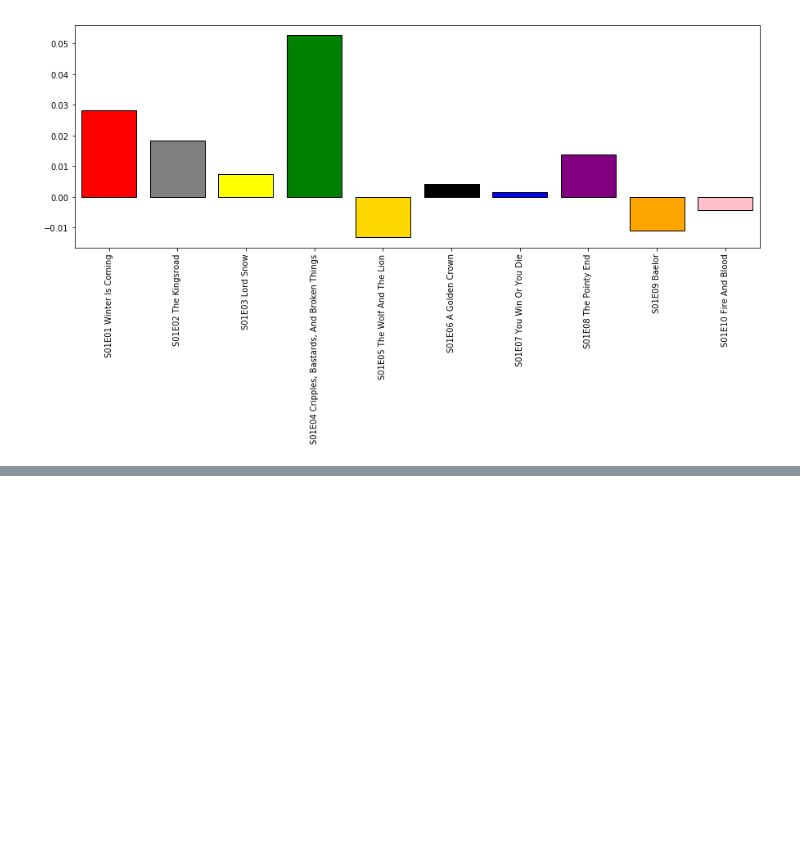
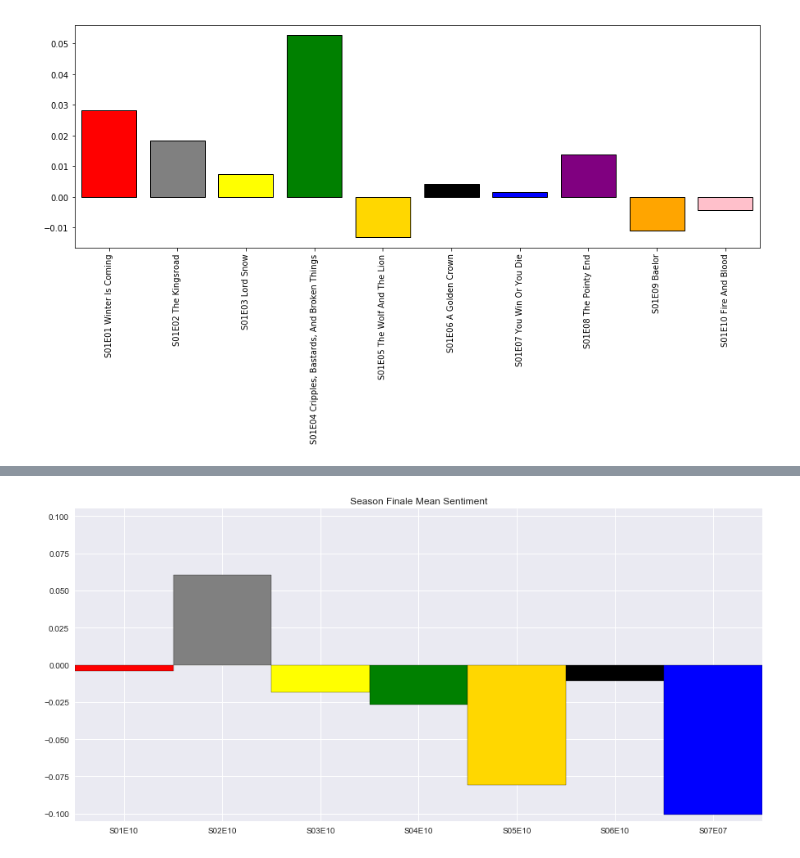
Before and after one commit to nix1228/Retro-Fireballs, a Jupyter notebook: analysis.ipynb, the cells around one changed output, grey strips where cells are left out. Saved outputs shown, nothing was run; the diff lists cells and outputs as text; code cells hidden in the pictures; blank space fills up the shorter version.

Commit message:
Further analysis, more graphs, general fun

```diff
--- a/analysis.ipynb
+++ b/analysis.ipynb
@@ -95,13 +130,13 @@ plt.show()
 [figure]
 # %%
 # Positive sentiments only mean df
-positive_df = df[df['Positive?']==True].groupby('Ep')['Compound'].mean() #.sort_values(ascending=False)
+positive_df = df[df["Positive?"]==True].groupby("EpNum")["Compound"].mean() #.sort_values(ascending=False)
 
 # Negative sentiments only mean df
-negative_df = df[df["Positive?"]==False].groupby("Ep")["Compound"].mean() #.sort_values(ascending=True)
+negative_df = df[df["Positive?"]==False].groupby("EpNum")["Compound"].mean() #.sort_values(ascending=True)
 
 # All sentiments mean df
-mean_df = df.groupby("Ep")["Compound"].mean() #.sort_values(ascending=False)
+mean_df = df.groupby("EpNum")["Compound"].mean() #.sort_values(ascending=False)
 
 colors = ["red", "gray", "yellow", "green", "gold", "black", "blue", "purple", "orange", "pink"]
 edges = ["black", "black", "black", "black", "black", "black", "black", "black", "black", "black"]
@@ -163,0 +175,4 @@ plt.show()
+# %%
+transpose = pd.DataFrame(mean_df)
+transpose = transpose.T
+transpose
@@ -163,0 +183,5 @@ plt.show()
+# %%
+LastEpsDf = transpose[["S01E10", "S02E10", "S03E10", "S04E10", "S05E10", "S06E10", "S07E07", ]]
+LastEpsDf = LastEpsDf.T
+LastEpsDf = LastEpsDf.reset_index()
+LastEpsDf
@@ -163,0 +197,15 @@ plt.show()
+# %%
+plt.close()
+fig, ax = plt.subplots(figsize=(15, 7))
+ax.bar(np.arange(len(LastEpsDf["Compound"])), LastEpsDf["Compound"], color=colors, edgecolor=edges, width=1)
+ax.set_xticks(np.arange(len(LastEpsDf["Compound"])))
+ax.set_xticklabels(LastEpsDf["EpNum"])
+ax.set_xlim(-0.5, len(LastEpsDf["Compound"]) - 0.5)
+
+plt.title("Season Finale Mean Sentiment")
+plt.ylim(-0.105, 0.105)
+sns.set()
+plt.savefig("Images/FinaleSentiments.png")
+plt.show()
+# %% [output]
+[figure, added]
```
Also changed, not shown: parts of 20 cells of this notebook, 11 other files.
